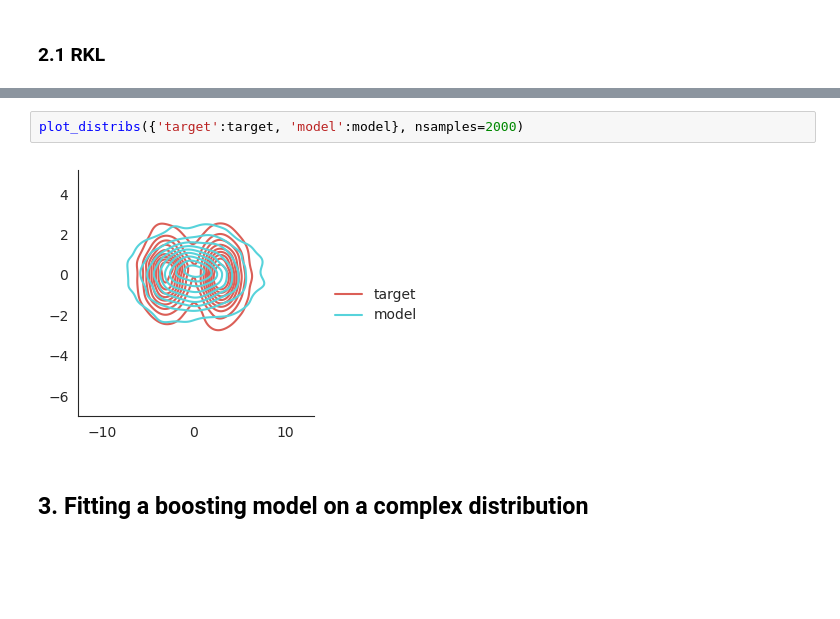
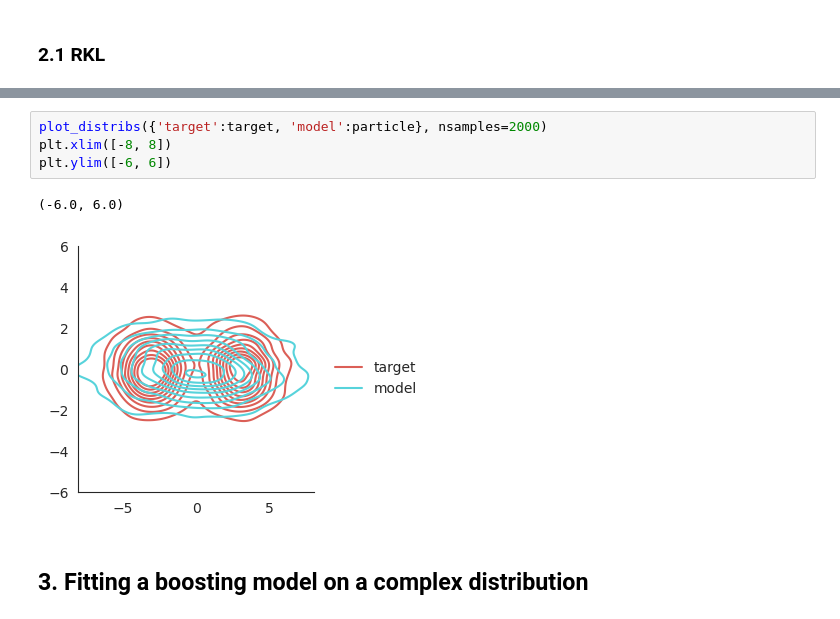
Before and after one commit to eugeneberta/mva-bml, a Jupyter notebook: ImportanceSamplingFKL.ipynb, the cells around one changed output, grey strips where cells are left out. Drawn from its saved outputs; the diff is of its cells as text; blank space fills up the shorter version.

```diff
--- a/ImportanceSamplingFKL.ipynb
+++ b/ImportanceSamplingFKL.ipynb
@@ -228,7 +266,10 @@ step:1800, loss:0.4808931052684784
 # %%
-plot_distribs({'target':target, 'model':model}, nsamples=2000)
+plot_distribs({'target':target, 'model':particle}, nsamples=2000)
+plt.xlim([-8, 8])
+plt.ylim([-6, 6])
 # %% [output]
+(-6.0, 6.0)
-[figure, old version]
+[figure, new version]
 # %% [markdown]
 ## 3. Fitting a boosting model on a complex distribution
 # %% [markdown]
```
Also changed, not shown: parts of 9 cells of this notebook, 1 other file.
